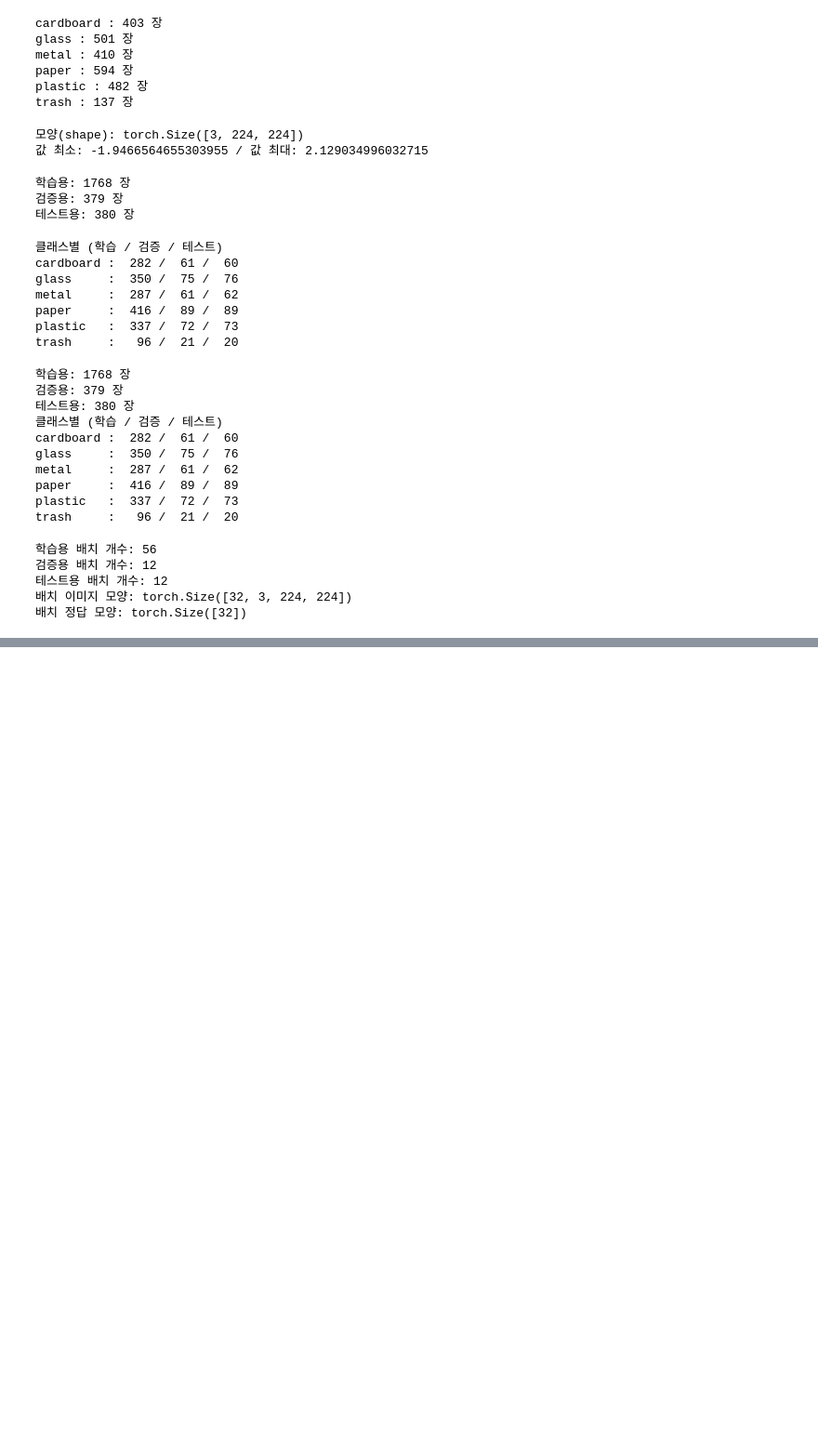
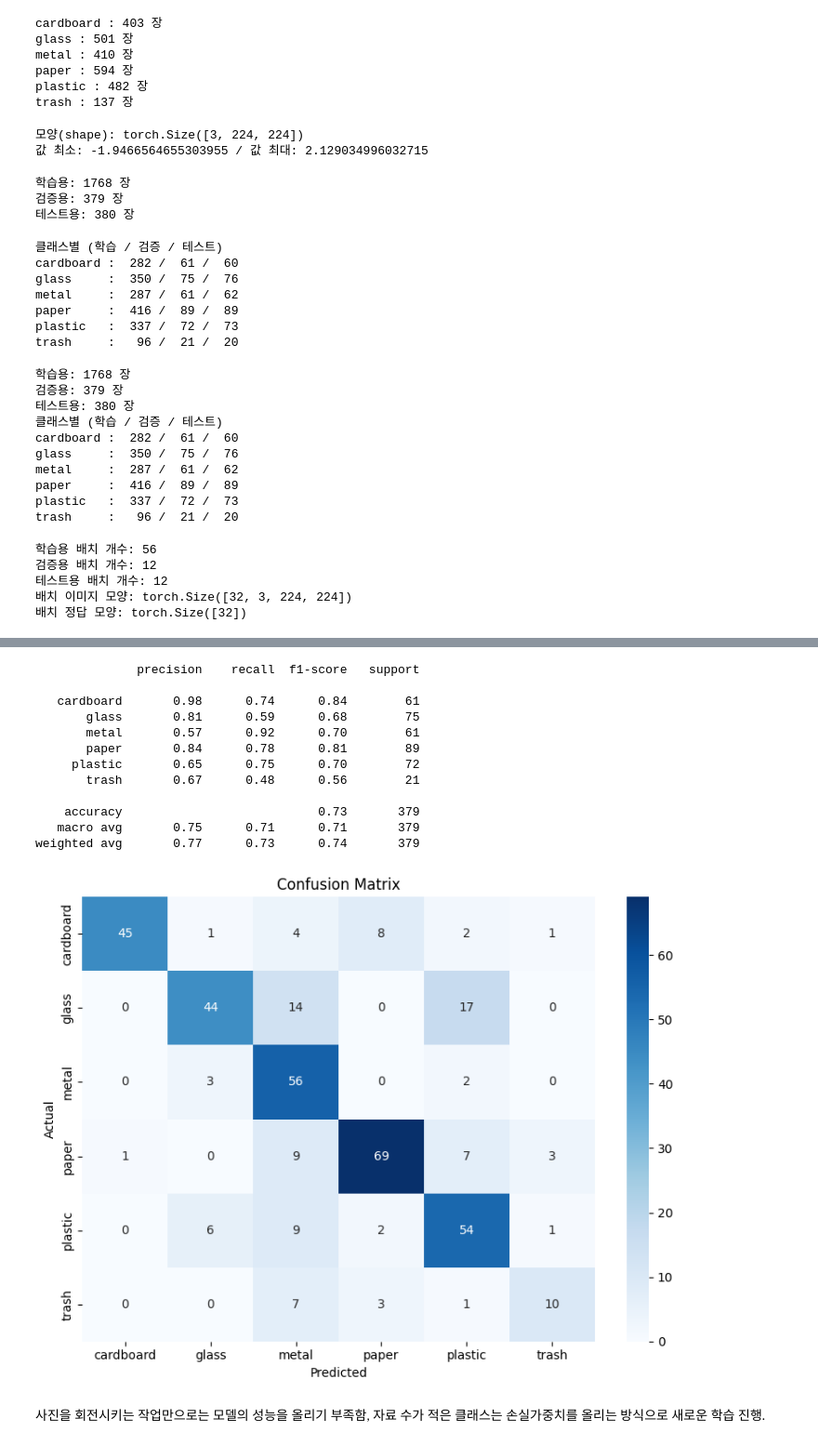
Before and after one commit to songwonni040122-ops/2026.08.Garbage-classification-model, a Jupyter notebook: 2026_08_trash_classification_model.ipynb, the cells around one changed output, grey strips where cells are left out. Shown at 93% size. Cells and saved outputs as stored; diff of their text form; code cells hidden in the pictures; blank space fills up the shorter version.

```diff
--- a/2026_08_trash_classification_model.ipynb
+++ b/2026_08_trash_classification_model.ipynb
@@ -330,0 +525,18 @@ print("배치 정답 모양:", labels_batch.shape)
+# %%
+from torchvision import transforms
+
+# 학습용 전처리 (증강 포함)
+train_transform = transforms.Compose([
+    transforms.Resize((224, 224)),           # 크기 통일
+    transforms.RandomHorizontalFlip(p=0.5),  # 50% 확률로 좌우 뒤집기
+    transforms.RandomRotation(degrees=15),   # -15~+15도 사이 무작위 회전
+    transforms.ColorJitter(                  # 색 변형
+        brightness=0.2,                      # 밝기 ±20% 변동
+        contrast=0.2,                        # 대비 ±20% 변동
+    ),
+    transforms.ToTensor(),                   # 숫자 덩어리로 변환
+    transforms.Normalize(                    # ImageNet 기준으로 값 재조정
+        mean=[0.485, 0.456, 0.406],
+        std=[0.229, 0.224, 0.225],
+    ),
+])
@@ -330,0 +666,56 @@ print("배치 정답 모양:", labels_batch.shape)
+# %%
+# 클래스 이름 (ImageFolder가 정한 순서 = 알파벳순 0~5번)
+class_names = train_base.classes
+
+model.eval()                          # 평가 모드
+all_preds = []                        # 모델 예측 모으기
+all_labels = []                       # 실제 정답 모으기
+
+with torch.no_grad():                 # 기울기 계산 끄기
+    for images, labels in val_loader:
+        images = images.to(device)
+        labels = labels.to(device)
+
+        outputs = model(images)
+        _, predicted = torch.max(outputs, 1)   # 예측 종류
+
+        all_preds.extend(predicted.cpu().numpy())   # GPU→CPU→넘파이로 모음
+        all_labels.extend(labels.cpu().numpy())
+
+# 1. 클래스별 정확도 + 요약 표
+print(classification_report(all_labels, all_preds, target_names=class_names))
+
+# 2. 혼동 행렬 계산 (행=실제, 열=예측)
+cm = confusion_matrix(all_labels, all_preds)
+
+# 3. 혼동 행렬을 히트맵으로 시각화
+plt.figure(figsize=(8, 6))            # 그림 크기 (가로 8, 세로 6 인치)
+sns.heatmap(
+    cm,                               # 그릴 데이터 = 혼동 행렬
+    annot=True,                       # 각 칸에 숫자 표시
+    fmt="d",                          # 숫자를 정수 형식으로 (소수점 없이)
+    cmap="Blues",                     # 색 계열 = 파랑 (값 클수록 진함)
+    xticklabels=class_names,          # 가로축 눈금 = 클래스 이름 (예측)
+    yticklabels=class_names,          # 세로축 눈금 = 클래스 이름 (실제)
+)
+plt.xlabel("Predicted")               # 가로축 이름 (예측)
+plt.ylabel("Actual")                  # 세로축 이름 (실제)
+plt.title("Confusion Matrix")         # 그림 제목
+plt.tight_layout()                    # 라벨 잘림 방지로 여백 정리
+plt.show()                            # 그림 화면에 출력
+# %% [output]
+              precision    recall  f1-score   support
+
+   cardboard       0.98      0.74      0.84        61
+       glass       0.81      0.59      0.68        75
+       metal       0.57      0.92      0.70        61
+       paper       0.84      0.78      0.81        89
+     plastic       0.65      0.75      0.70        72
+       trash       0.67      0.48      0.56        21
+
+    accuracy                           0.73       379
+   macro avg       0.75      0.71      0.71       379
+weighted avg       0.77      0.73      0.74       379
+[figure, added]
+# %% [markdown]
+사진을 회전시키는 작업만으로는 모델의 성능을 올리기 부족함, 자료 수가 적은 클래스는 손실가중치를 올리는 방식으로 새로운 학습 진행.
```
Also changed, not shown: parts of 17 cells of this notebook.
